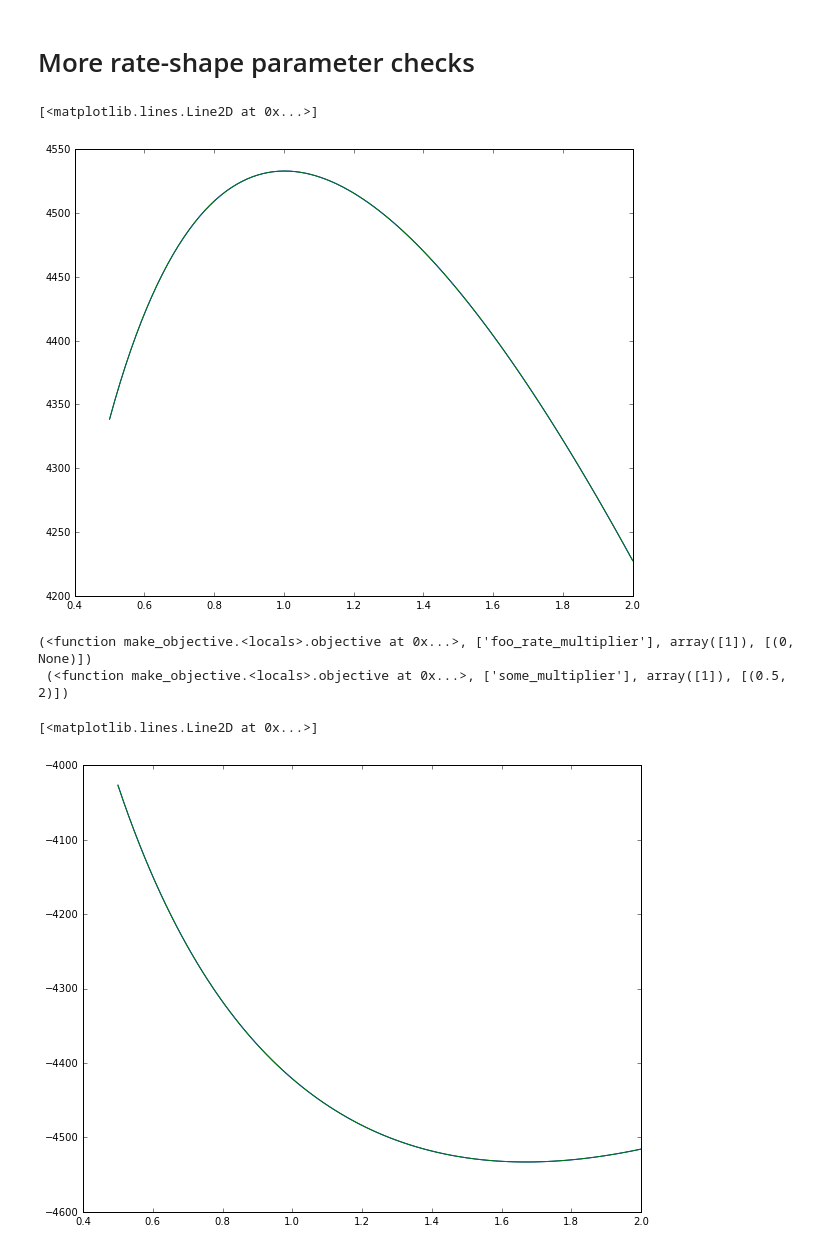
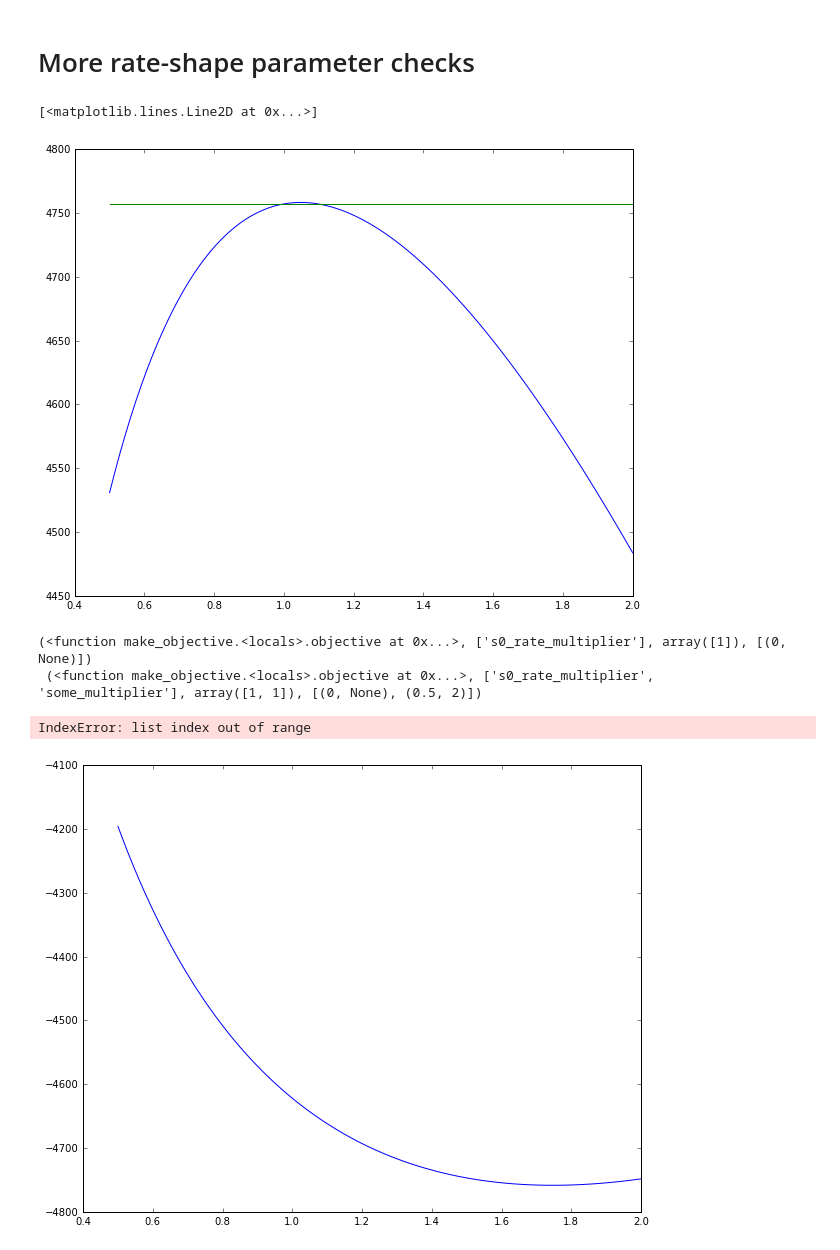
Before and after one commit to JelleAalbers/blueice, a Jupyter notebook: notebooks/Test rate and shape parameters.ipynb, the cells around one changed output. Cells and saved outputs as stored; diff of their text form; code cells hidden in the pictures.

```diff
--- a/notebooks/Test rate and shape parameters.ipynb
+++ b/notebooks/Test rate and shape parameters.ipynb
@@ -25,9 +25,9 @@ plt.plot(q, m.sources[0].pdf(q))
 [figure]
 # %%
 from blueice.likelihood import LogLikelihood
-lf = LogLikelihood(config)
+lf = LogLikelihood(test_conf())
 lf.add_shape_parameter('some_multiplier', (0.5, 1, 2))
-lf.add_rate_parameter('foo')
+lf.add_rate_parameter('s0')
 lf.prepare()
 d = lf.base_model.simulate()
 print(len(d), lf.base_model.expected_events())
@@ -97,10 +97,10 @@ plot_likelihood_ratio(lf, ('some_multiplier', np.linspace(0, 3, 100)), foo_rate_
 # %%
 # Should be exactly the same:
 plt.plot(x, [lf(some_multiplier=q) for q in x])
-plt.plot(x, [lf(foo_rate_multiplier=q) for q in x])
+plt.plot(x, [lf(_rate_multiplier=q) for q in x])
 # %% [output]
 [<matplotlib.lines.Line2D at 0x...>]
-[figure, old version]
+[figure, new version]
 # %%
 from blueice.inference import make_objective
 w1 = make_objective(lf, some_multiplier=0.6)
@@ -109,15 +109,15 @@ print(w1, "\n", w2)
 f1 = w1[0]
 f2 = w2[0]
 # %% [output]
-(<function make_objective.<locals>.objective at 0x...>, ['foo_rate_multiplier'], array([1]), [(0, None)])
- (<function make_objective.<locals>.objective at 0x...>, ['some_multiplier'], array([1]), [(0.5, 2)])
+(<function make_objective.<locals>.objective at 0x...>, ['s0_rate_multiplier'], array([1]), [(0, None)])
+ (<function make_objective.<locals>.objective at 0x...>, ['s0_rate_multiplier', 'some_multiplier'], array([1, 1]), [(0, None), (0.5, 2)])
 # %%
 # Should be exactly the same
 plt.plot(x, [f1([q]) for q in x])
 plt.plot(x, [f2([q]) for q in x])
 # %% [output]
-[<matplotlib.lines.Line2D at 0x...>]
+IndexError: list index out of range
-[figure, old version]
+[figure, new version]
 # %%
 q = 0.6
 kwargs = dict()
```
Also changed, not shown: parts of 8 cells of this notebook.
